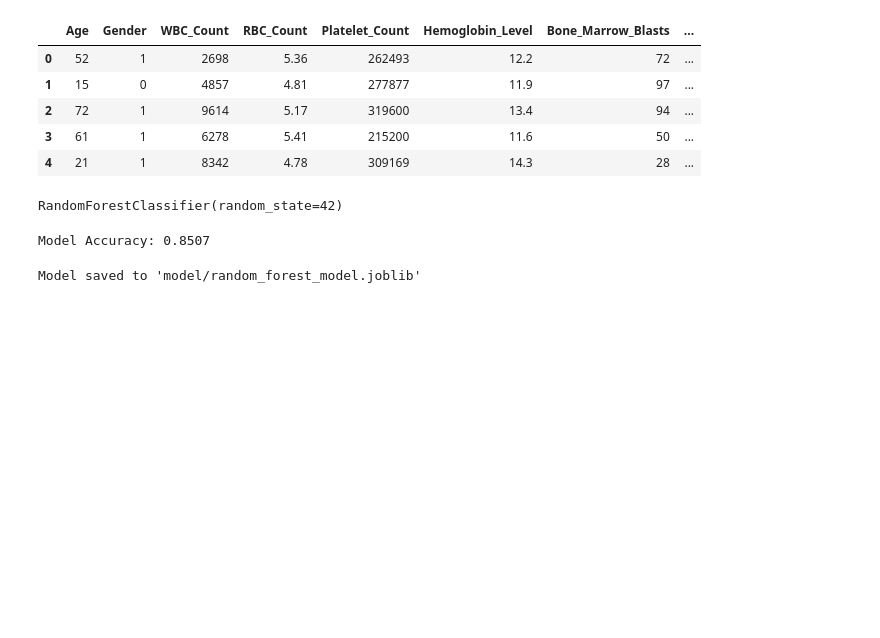
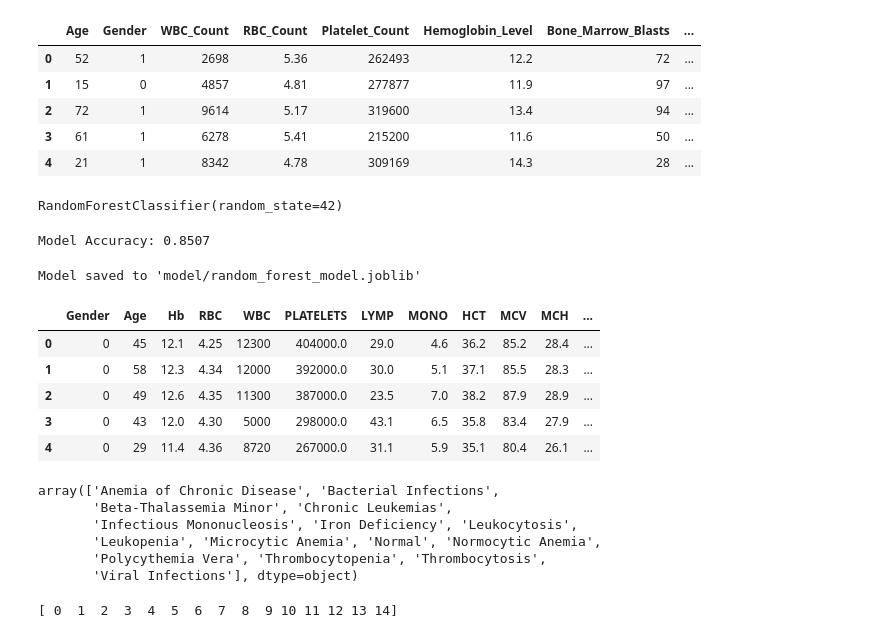
Before and after one commit to MathewsVinoy/vcare, a Jupyter notebook: notebooks/Untitled.ipynb, the cells around one changed output. Cells and saved outputs as stored; diff of their text form; code cells hidden in the pictures; blank space fills up the shorter version.

```diff
--- a/notebooks/Untitled.ipynb
+++ b/notebooks/Untitled.ipynb
@@ -116,3 +115,35 @@ dump(rf_model_clf, 'model/random_forest_model.joblib')
 print("Model saved to 'model/random_forest_model.joblib'")
 # %% [output]
 Model saved to 'model/random_forest_model.joblib'
+# %%
+import pandas as pd
+
+df1 = pd.read_csv("../data/blood/BDCBC7196_Hematology_Dataset.csv")
+df1.head()
+# %% [output]
+|  | Gender | Age | Hb | RBC | WBC | PLATELETS | LYMP | MONO | HCT | MCV | MCH | ... |
+| 0 | 0 | 45 | 12.1 | 4.25 | 12300 | 404000.0 | 29.0 | 4.6 | 36.2 | 85.2 | 28.4 | ... |
+| 1 | 0 | 58 | 12.3 | 4.34 | 12000 | 392000.0 | 30.0 | 5.1 | 37.1 | 85.5 | 28.3 | ... |
+| 2 | 0 | 49 | 12.6 | 4.35 | 11300 | 387000.0 | 23.5 | 7.0 | 38.2 | 87.9 | 28.9 | ... |
+| 3 | 0 | 43 | 12.0 | 4.30 | 5000 | 298000.0 | 43.1 | 6.5 | 35.8 | 83.4 | 27.9 | ... |
+| 4 | 0 | 29 | 11.4 | 4.36 | 8720 | 267000.0 | 31.1 | 5.9 | 35.1 | 80.4 | 26.1 | ... |
+# %%
+df1["Diagnosis"].unique()
+# %% [output]
+array(['Anemia of Chronic Disease', 'Bacterial Infections',
+       'Beta-Thalassemia Minor', 'Chronic Leukemias',
+       'Infectious Mononucleosis', 'Iron Deficiency', 'Leukocytosis',
+       'Leukopenia', 'Microcytic Anemia', 'Normal', 'Normocytic Anemia',
+       'Polycythemia Vera', 'Thrombocytopenia', 'Thrombocytosis',
+       'Viral Infections'], dtype=object)
+# %%
+from sklearn.preprocessing import LabelEncoder
+
+labels = df1["Diagnosis"].unique()
+
+le = LabelEncoder()
+encoded_labels = le.fit_transform(labels)
+
+print(encoded_labels)
+# %% [output]
+[ 0  1  2  3  4  5  6  7  8  9 10 11 12 13 14]
```
Also changed, not shown: parts of 1 cell of this notebook, 10 other files.
